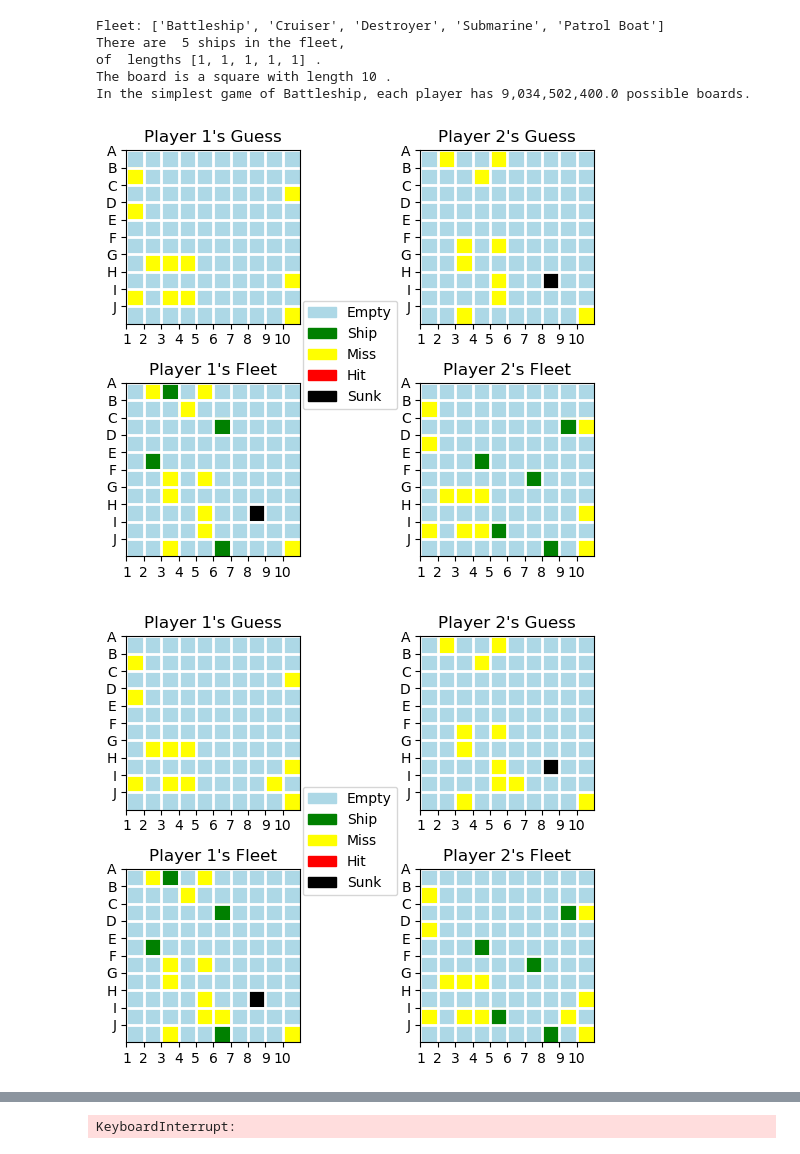
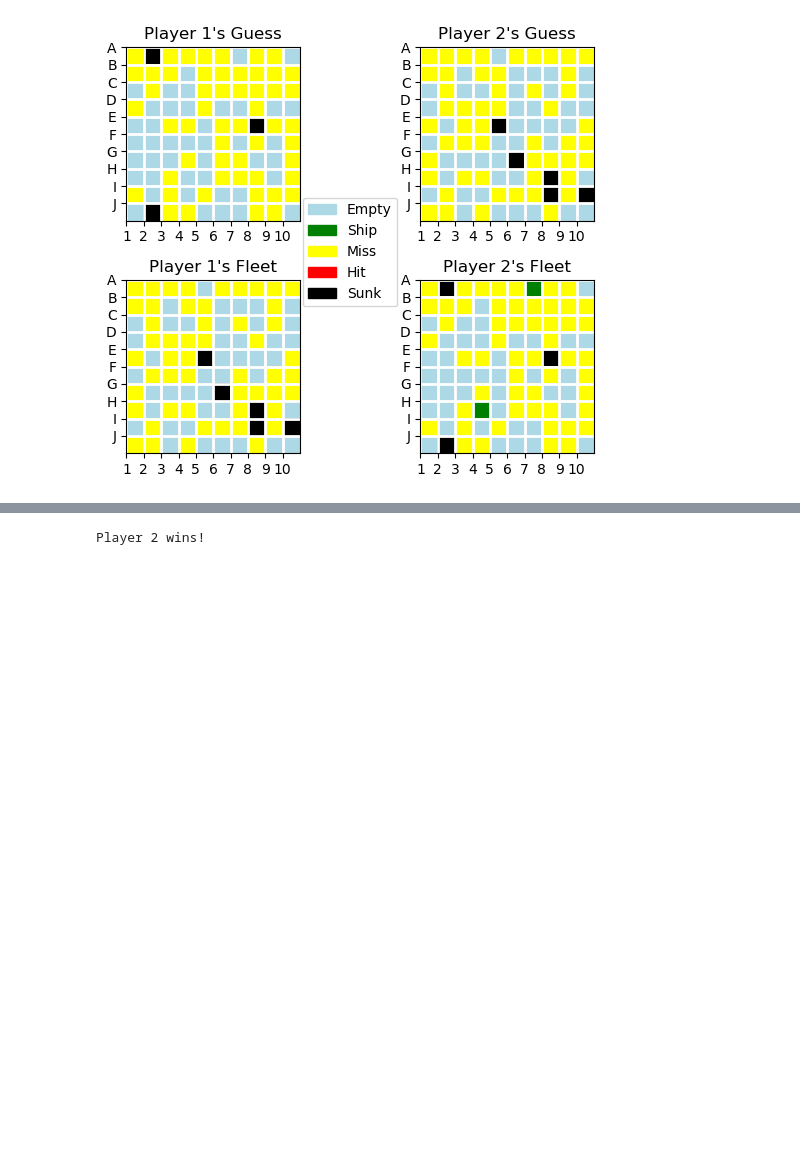
Before and after one commit to DoctorGoose/NeuralShip, a Jupyter notebook: NeuralShip.ipynb, the cells around one changed output, grey strips where cells are left out. Cells and saved outputs as stored; diff of their text form; code cells hidden in the pictures; blank space fills up the shorter version.

```diff
--- a/NeuralShip.ipynb
+++ b/NeuralShip.ipynb
@@ -123,23 +176,0 @@ def plot_all_boards(board1, board2, guess_board1, guess_board2):
-# %%
-### Simplest game - n single-space ships hidden on an m by m grid ###
-
-board_size = 10
-fleet = ['Battleship', 'Cruiser', 'Destroyer', 'Submarine', 'Patrol Boat']
-fleet_shapes = [1, 1, 1, 1, 1]
-fleet_size = len(fleet)
-
-#Print Fleet info
-print('Fleet:', fleet)
-print('There are ', fleet_size, 'ships in the fleet,')
-print('of  lengths', fleet_shapes, '.')
-print('The board is a square with length', board_size, '.')
-
-#How many boards are possible?
-combos = calculate_combinations(board_size, fleet_size)
-print('In the simplest game of Battleship, each player has', f"{combos:,}", 'possible boards.')
-# %% [output]
-Fleet: ['Battleship', 'Cruiser', 'Destroyer', 'Submarine', 'Patrol Boat']
-There are  5 ships in the fleet,
-of  lengths [1, 1, 1, 1, 1] .
-The board is a square with length 10 .
-In the simplest game of Battleship, each player has 9,034,502,400.0 possible boards.
@@ -174,32 +177,53 @@ guess_board2 = np.zeros((board_size, board_size))
 # %%
-### Simple Game Main Loop ###
+### Simple Game Loop ###
+from IPython.display import clear_output
+
+# Get current date and time to make a unique filepath
+timestamp = datetime.datetime.now().strftime("%Y%m%d-%H%M%S")
+
+# Create a directory to store the figure images from the timestamp
+output_dir = os.path.join("output", timestamp)
+os.makedirs(output_dir, exist_ok=True)
 
 # Show the initial gamestate
 fig, axs = plot_all_boards(board1, board2, guess_board1, guess_board2)
+plt.savefig(os.path.join(output_dir, "frame_0.png"))  # Save the initial figure as an image
+
+# Show the initial gamestate
+fig, axs = plot_all_boards(board1, board2, guess_board1, guess_board2)
+plt.show()
 
 player1_live = fleet_size
 player2_live = fleet_size
 
 # Main loop
+frame = 0
+
 while player1_live > 0 and player2_live > 0:
-    #print("Player 1 has", player1_live, "ships left.")
-    #print("Player 2 has", player2_live, "ships left.")
-
     # Player 1's turn
-    #print("Player 1's turn.")
     guess_board1, board2, player2_live = simple_turn(guess_board1, board2, player2_live)
 
     # Player 2's turn
-    #print("Player 2's turn.")
     guess_board2, board1, player1_live = simple_turn(guess_board2, board1, player1_live)
 
     # Update board plot
-    plot_all_boards(board1, board2, guess_board1, guess_board2)
+    clear_output(wait=True)
+    fig, axs = plot_all_boards(board1, board2, guess_board1, guess_board2)
+
+    # Frame number is incremented by 1 after each turn
+    frame += 1
+
+    # Make a string with the frame number to save the image
+    fname = os.path.join(output_dir, "frame_" + str(frame) + ".png")
+
+    #save the figure as an image
+    fig.savefig(fname)
+
+    plt.show()
 
 if player1_live == 0:
     print("Player 2 wins!")
 else:
     print("Player 1 wins!")
 # %% [output]
-[figure, old version]
+[figure, new version]
-[figure, removed]
@@ -211 +230 @@ else:
-KeyboardInterrupt:
+Player 2 wins!
```
Also changed, not shown: parts of 6 cells of this notebook, 58 other files.
